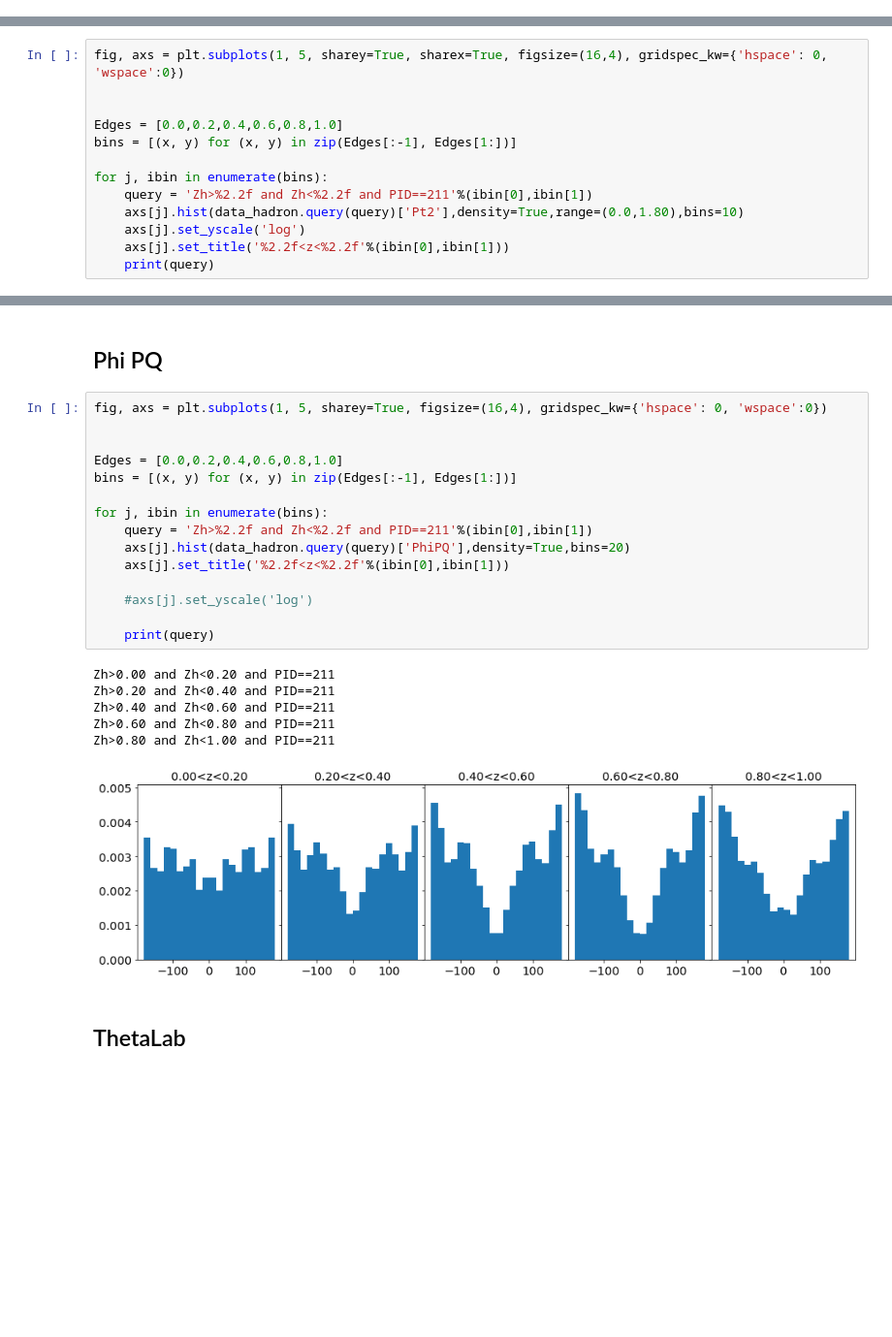
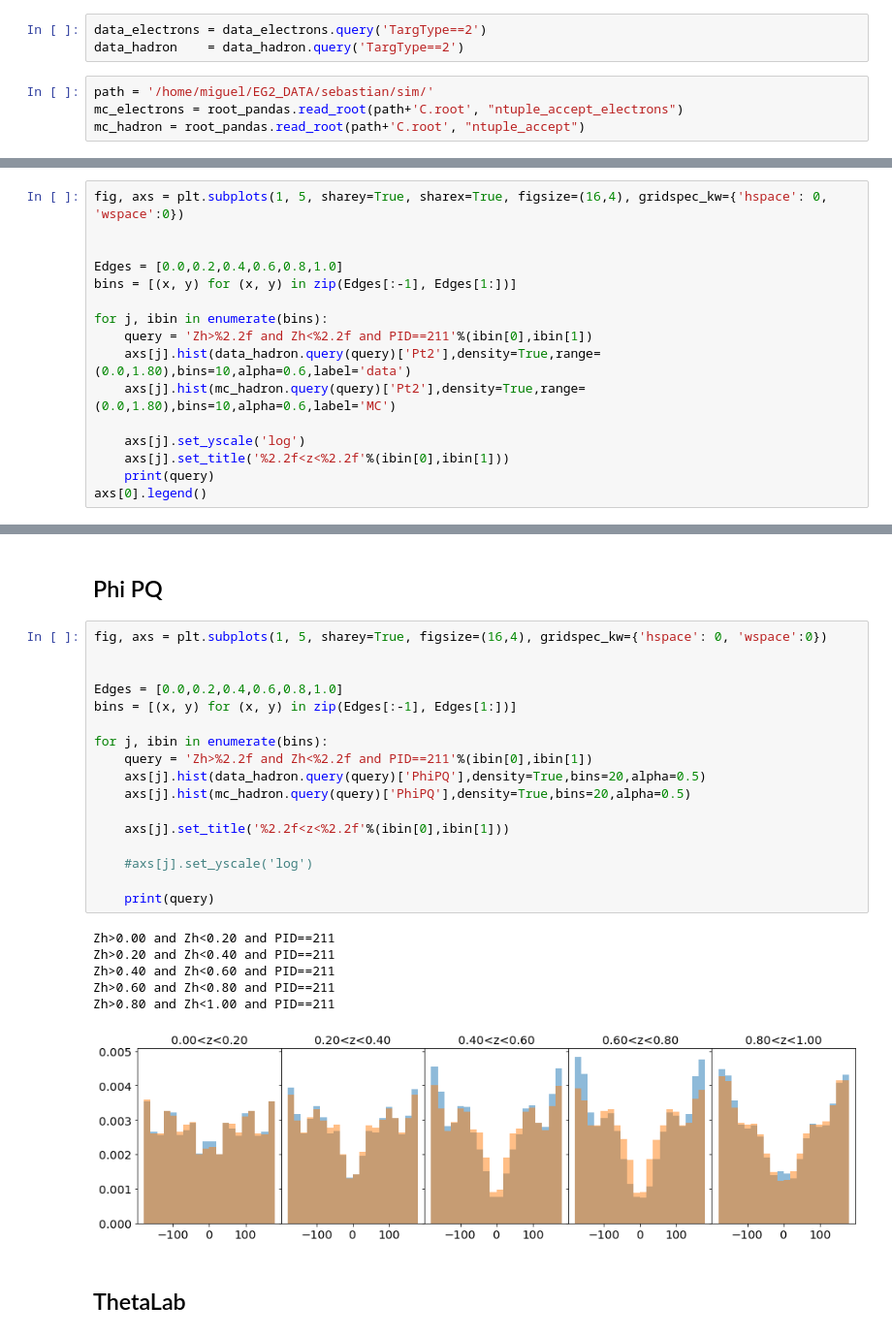
Before and after one commit to miguelignacio/eg2dihadron, a Jupyter notebook: SingleHadron_DataMC.ipynb, the cells around one changed output, grey strips where cells are left out. Shown: that part at 97% size. Drawn from its saved outputs; the diff is of its cells as text; blank space fills up the shorter version.

```diff
--- a/SingleHadron_DataMC.ipynb
+++ b/SingleHadron_DataMC.ipynb
@@ -25,3 +97,10 @@ data_electrons = root_pandas.read_root(path+'C.root', "ntuple_data_electrons")
+# %%
+data_electrons = data_electrons.query('TargType==2')
+data_hadron    = data_hadron.query('TargType==2')
+# %%
+path = '/home/miguel/EG2_DATA/sebastian/sim/'
+mc_electrons = root_pandas.read_root(path+'C.root', "ntuple_accept_electrons")
+mc_hadron = root_pandas.read_root(path+'C.root', "ntuple_accept")
 # %%
 data_electrons.hist(figsize=(12,12))
 # %% [output]
@@ -70,7 +167,10 @@ bins = [(x, y) for (x, y) in zip(Edges[:-1], Edges[1:])]
 
 for j, ibin in enumerate(bins):
     query = 'Zh>%2.2f and Zh<%2.2f and PID==211'%(ibin[0],ibin[1])
-    axs[j].hist(data_hadron.query(query)['Pt2'],density=True,range=(0.0,1.80),bins=10)
+    axs[j].hist(data_hadron.query(query)['Pt2'],density=True,range=(0.0,1.80),bins=10,alpha=0.6,label='data')
+    axs[j].hist(mc_hadron.query(query)['Pt2'],density=True,range=(0.0,1.80),bins=10,alpha=0.6,label='MC')
+
     axs[j].set_yscale('log')
     axs[j].set_title('%2.2f<z<%2.2f'%(ibin[0],ibin[1]))
     print(query)
+axs[0].legend()
@@ -86,25 +179,27 @@ Zh>0.80 and Zh<1.00 and PID==211
 # %%
 fig, axs = plt.subplots(1, 5, sharey=True, figsize=(16,4), gridspec_kw={'hspace': 0, 'wspace':0})
 
 
 Edges = [0.0,0.2,0.4,0.6,0.8,1.0]
 bins = [(x, y) for (x, y) in zip(Edges[:-1], Edges[1:])]
 
 for j, ibin in enumerate(bins):
     query = 'Zh>%2.2f and Zh<%2.2f and PID==211'%(ibin[0],ibin[1])
-    axs[j].hist(data_hadron.query(query)['PhiPQ'],density=True,bins=20)
+    axs[j].hist(data_hadron.query(query)['PhiPQ'],density=True,bins=20,alpha=0.5)
+    axs[j].hist(mc_hadron.query(query)['PhiPQ'],density=True,bins=20,alpha=0.5)
+
     axs[j].set_title('%2.2f<z<%2.2f'%(ibin[0],ibin[1]))
 
     #axs[j].set_yscale('log')
 
     print(query)
 # %% [output]
 Zh>0.00 and Zh<0.20 and PID==211
 Zh>0.20 and Zh<0.40 and PID==211
 Zh>0.40 and Zh<0.60 and PID==211
 Zh>0.60 and Zh<0.80 and PID==211
 Zh>0.80 and Zh<1.00 and PID==211
-[figure, old version]
+[figure, new version]
 # %% [markdown]
 ## ThetaLab
 # %%
```
Also changed, not shown: parts of 26 cells of this notebook.
